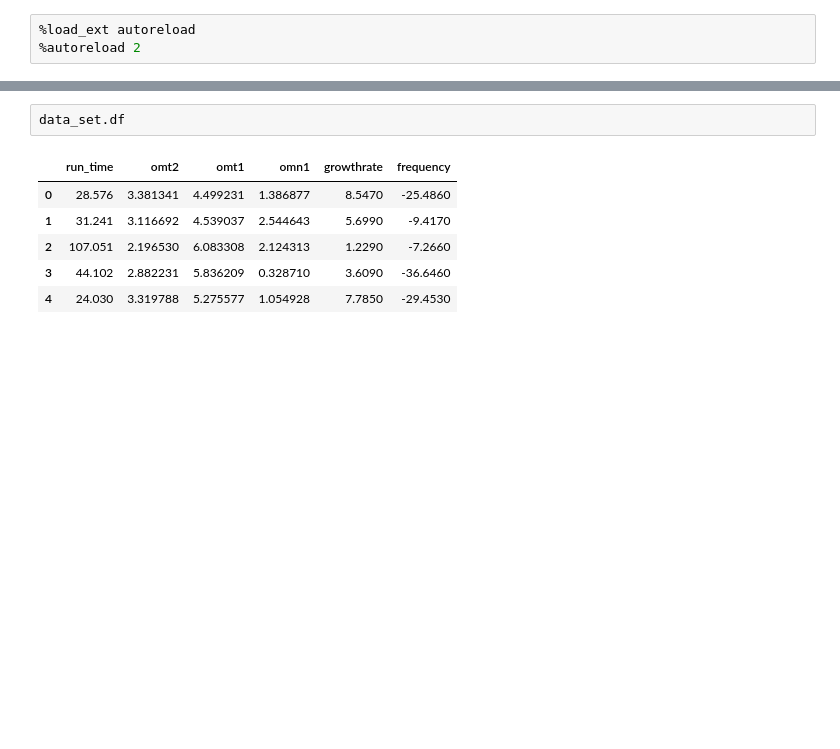
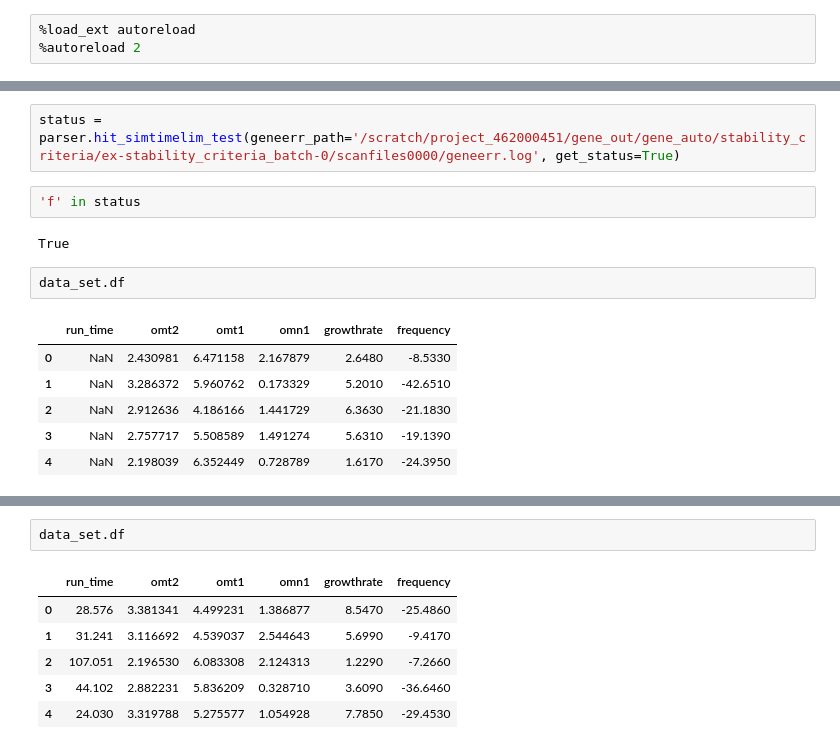
Before and after one commit to DanHarJor/DEEPlasma, a Jupyter notebook: code_bug_tester.ipynb, the cells around one changed output, grey strips where cells are left out. Saved outputs shown, nothing was run; the diff lists cells and outputs as text; blank space fills up the shorter version.

```diff
--- a/code_bug_tester.ipynb
+++ b/code_bug_tester.ipynb
@@ -103,0 +325,15 @@ True
+# %%
+status = parser.hit_simtimelim_test(geneerr_path='/scratch/project_462000451/gene_out/gene_auto/stability_criteria/ex-stability_criteria_batch-0/scanfiles0000/geneerr.log', get_status=True)
+# %%
+'f' in status
+# %% [output]
+True
+# %%
+data_set.df
+# %% [output]
+|  | run_time | omt2 | omt1 | omn1 | growthrate | frequency |
+| 0 | NaN | 2.430981 | 6.471158 | 2.167879 | 2.6480 | -8.5330 |
+| 1 | NaN | 3.286372 | 5.960762 | 0.173329 | 5.2010 | -42.6510 |
+| 2 | NaN | 2.912636 | 4.186166 | 1.441729 | 6.3630 | -21.1830 |
+| 3 | NaN | 2.757717 | 5.508589 | 1.491274 | 5.6310 | -19.1390 |
+| 4 | NaN | 2.198039 | 6.352449 | 0.728789 | 1.6170 | -24.3950 |
```
Also changed, not shown: parts of 23 cells of this notebook, 7 other files.
